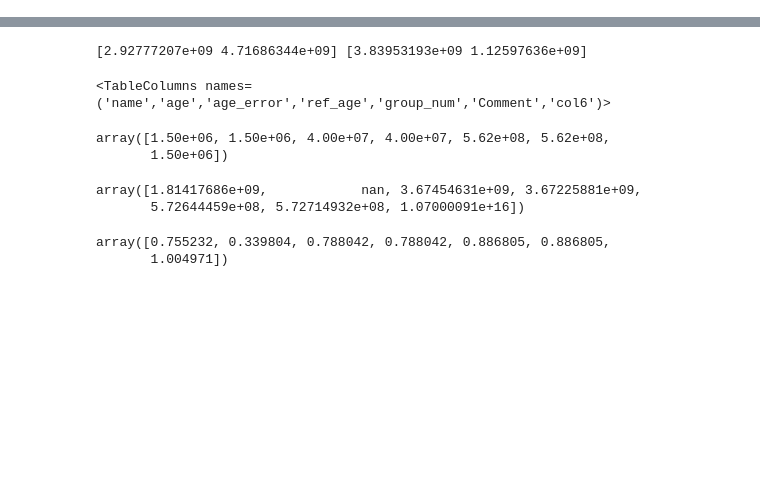
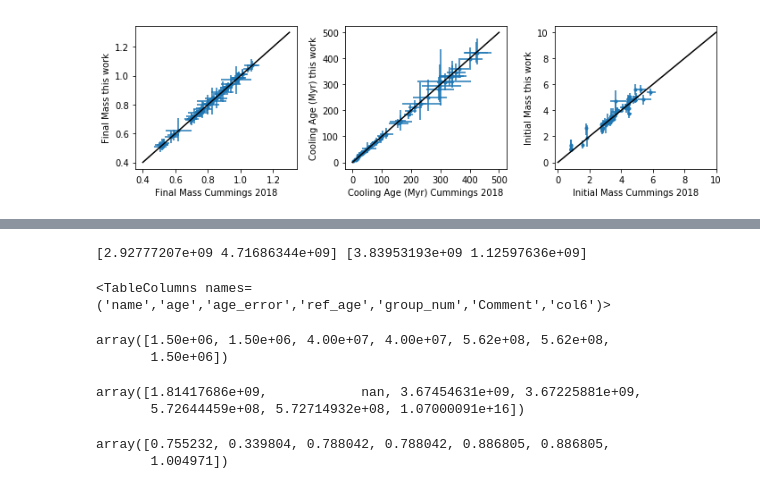
Before and after one commit to rkiman/wdwarfdate, a Jupyter notebook: Age_test.ipynb, the cells around one changed output, grey strips where cells are left out. Saved outputs shown, nothing was run; the diff lists cells and outputs as text; code cells hidden in the pictures; blank space fills up the shorter version.

```diff
--- a/Age_test.ipynb
+++ b/Age_test.ipynb
@@ -9,0 +79,2 @@ from wdwarfdate import calc_wd_age
+# %%
+cummings_2018 = Table.read('Catalogs/Cummings2018.csv',format='csv')
@@ -9,0 +114,50 @@ from wdwarfdate import calc_wd_age
+# %%
+teff = cummings_2018['Teff']
+teff_err = cummings_2018['Teff_err']
+logg = cummings_2018['logg']
+logg_err = cummings_2018['logg_err']
+final_mass = cummings_2018['Mf']
+final_mass_err = cummings_2018['Mf_err']
+tcool = cummings_2018['Tcool']
+tcool_err_high = cummings_2018['Tcool_err_high']
+tcool_err_low = cummings_2018['Tcool_err_low']
+initial_mass = cummings_2018['Mi_mist']
+initial_mass_err_low = cummings_2018['Mi_mist_err_low']
+initial_mass_err_high = cummings_2018['Mi_mist_err_high']
+total_age = cummings_2018['Age_mist']
+total_age_err = cummings_2018['Age_mist_err']
+# %%
+results = calc_wd_age(teff,teff_err,logg,logg_err,n_mc=10000,vvcrit='0.0',return_distributions=True)
+# %%
+f,(ax1,ax2,ax3) = plt.subplots(1,3,figsize=(10,3))
+x = np.linspace(0.4,1.3)
+ax1.errorbar(final_mass[~mask_outliers],results['final_mass_median'][~mask_outliers],
+             xerr=final_mass_err[~mask_outliers],
+             yerr=(results['final_mass_median'][~mask_outliers] - results['final_mass_err_low'][~mask_outliers],
+                   results['final_mass_err_high'][~mask_outliers] - results['final_mass_median'][~mask_outliers]),fmt='.',zorder=0)
+ax1.plot(x,x,color='k',zorder=2)
+ax1.set_xlabel('Final Mass Cummings 2018')
+ax1.set_ylabel('Final Mass this work')
+
+x = np.linspace(0,500)
+ax2.errorbar(tcool[~mask_outliers],results['cooling_age_median'][~mask_outliers]/1e6,
+             xerr=(tcool_err_low[~mask_outliers],tcool_err_high[~mask_outliers]),
+             yerr=(results['cooling_age_median'][~mask_outliers]/1e6 - results['cooling_age_err_low'][~mask_outliers]/1e6,
+                   results['cooling_age_err_high'][~mask_outliers]/1e6 - results['cooling_age_median'][~mask_outliers]/1e6),fmt='.',zorder=0)
+ax2.plot(x,x,color='k',zorder=2)
+ax2.set_xlabel('Cooling Age (Myr) Cummings 2018')
+ax2.set_ylabel('Cooling Age (Myr) this work')
+
+x = np.linspace(0,10)
+ax3.errorbar(initial_mass[~mask_outliers],results['initial_mass_median'][~mask_outliers],
+             xerr=(initial_mass_err_low[~mask_outliers],initial_mass_err_high[~mask_outliers]),
+             yerr=(results['initial_mass_median'][~mask_outliers] - results['initial_mass_err_low'][~mask_outliers],
+                   results['initial_mass_err_high'][~mask_outliers] - results['initial_mass_median'][~mask_outliers]),fmt='.',zorder=0)
+ax3.plot(x,x,color='k',zorder=2)
+ax3.set_xlabel('Initial Mass Cummings 2018')
+ax3.set_ylabel('Initial Mass this work')
+ax3.set_xlim(-0.2,10)
+
+plt.tight_layout()
+# %% [output]
+[figure, added]
```
Also changed, not shown: parts of 14 cells of this notebook.
